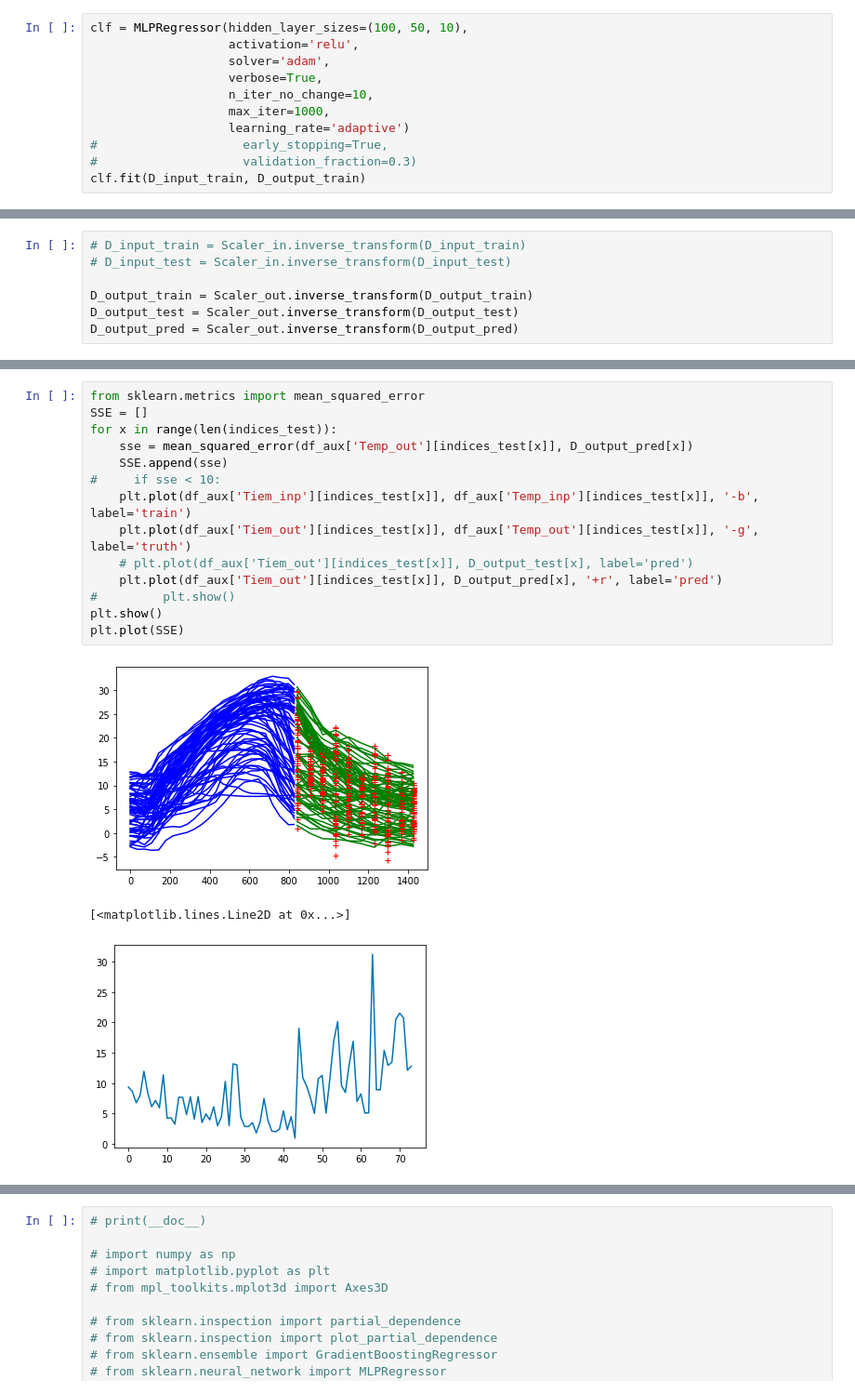
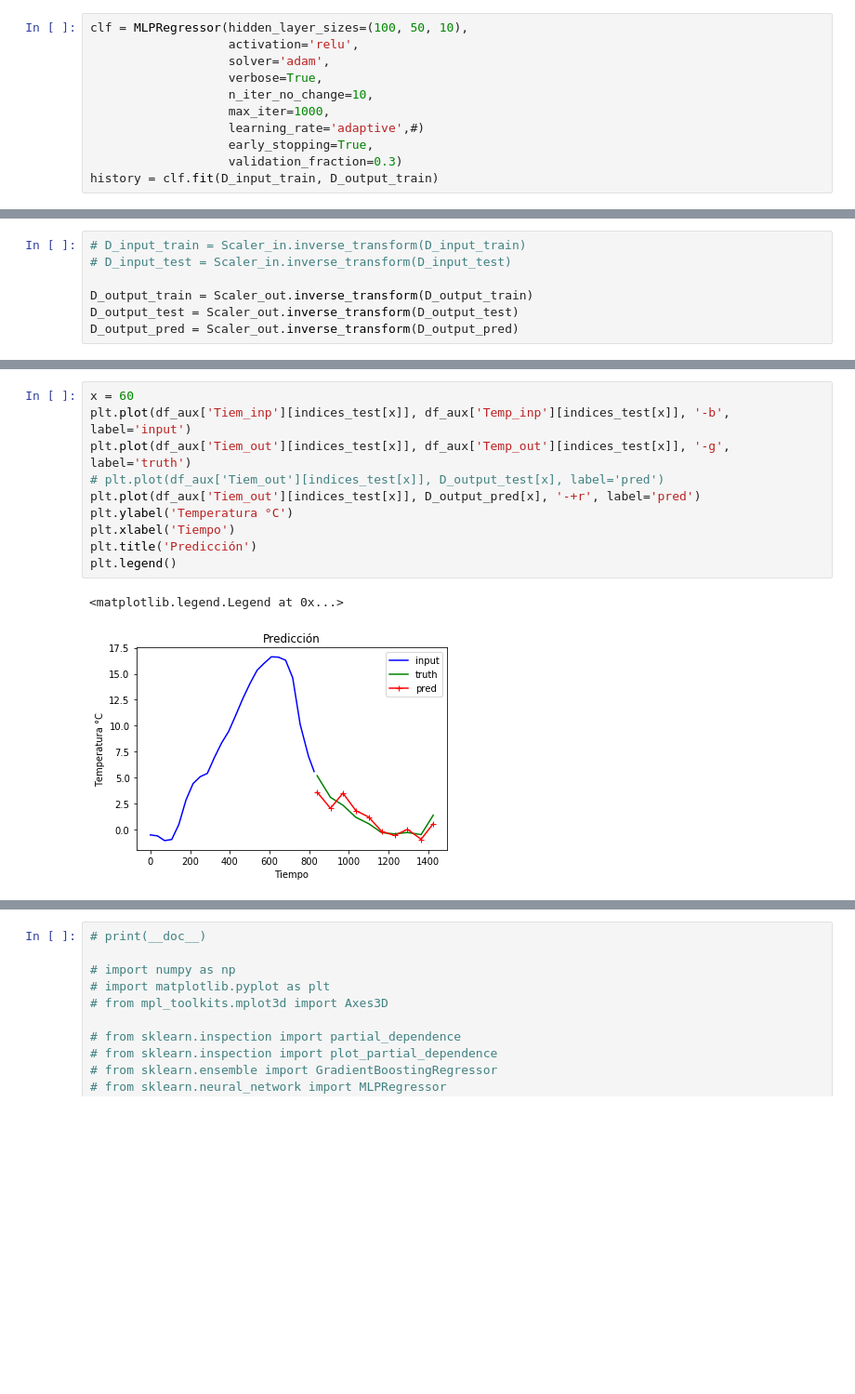
Before and after one commit to frmunozz/AGRIMED, a Jupyter notebook: notebooks/regresor_mlp_mm.ipynb, the cells around one changed output, grey strips where cells are left out. Shown at 93% size. Saved outputs shown, nothing was run; the diff lists cells and outputs as text; blank space fills up the shorter version.

```diff
--- a/notebooks/regresor_mlp_mm.ipynb
+++ b/notebooks/regresor_mlp_mm.ipynb
@@ -779,8 +811,8 @@ clf = MLPRegressor(hidden_layer_sizes=(100, 50, 10),
                    verbose=True,
                    n_iter_no_change=10,
                    max_iter=1000,
-                   learning_rate='adaptive')
-#                    early_stopping=True,
-#                    validation_fraction=0.3)
-clf.fit(D_input_train, D_output_train)
+                   learning_rate='adaptive',#)
+                   early_stopping=True,
+                   validation_fraction=0.3)
+history = clf.fit(D_input_train, D_output_train)
 # %% [output]
@@ -824,18 +1053,13 @@ D_output_pred = Scaler_out.inverse_transform(D_output_pred)
 # %%
-from sklearn.metrics import mean_squared_error
-SSE = []
-for x in range(len(indices_test)):
-    sse = mean_squared_error(df_aux['Temp_out'][indices_test[x]], D_output_pred[x])
-    SSE.append(sse)
-#     if sse < 10:
-    plt.plot(df_aux['Tiem_inp'][indices_test[x]], df_aux['Temp_inp'][indices_test[x]], '-b', label='train')
-    plt.plot(df_aux['Tiem_out'][indices_test[x]], df_aux['Temp_out'][indices_test[x]], '-g', label='truth')
-    # plt.plot(df_aux['Tiem_out'][indices_test[x]], D_output_test[x], label='pred')
-    plt.plot(df_aux['Tiem_out'][indices_test[x]], D_output_pred[x], '+r', label='pred')
-#         plt.show()
-plt.show()
-plt.plot(SSE)
+x = 60
+plt.plot(df_aux['Tiem_inp'][indices_test[x]], df_aux['Temp_inp'][indices_test[x]], '-b', label='input')
+plt.plot(df_aux['Tiem_out'][indices_test[x]], df_aux['Temp_out'][indices_test[x]], '-g', label='truth')
+# plt.plot(df_aux['Tiem_out'][indices_test[x]], D_output_test[x], label='pred')
+plt.plot(df_aux['Tiem_out'][indices_test[x]], D_output_pred[x], '-+r', label='pred')
+plt.ylabel('Temperatura °C')
+plt.xlabel('Tiempo')
+plt.title('Predicción')
+plt.legend()
 # %% [output]
+<matplotlib.legend.Legend at 0x...>
-[figure, old version]
+[figure, new version]
-[<matplotlib.lines.Line2D at 0x...>]
-[figure, removed]
```
Also changed, not shown: parts of 9 cells of this notebook.
